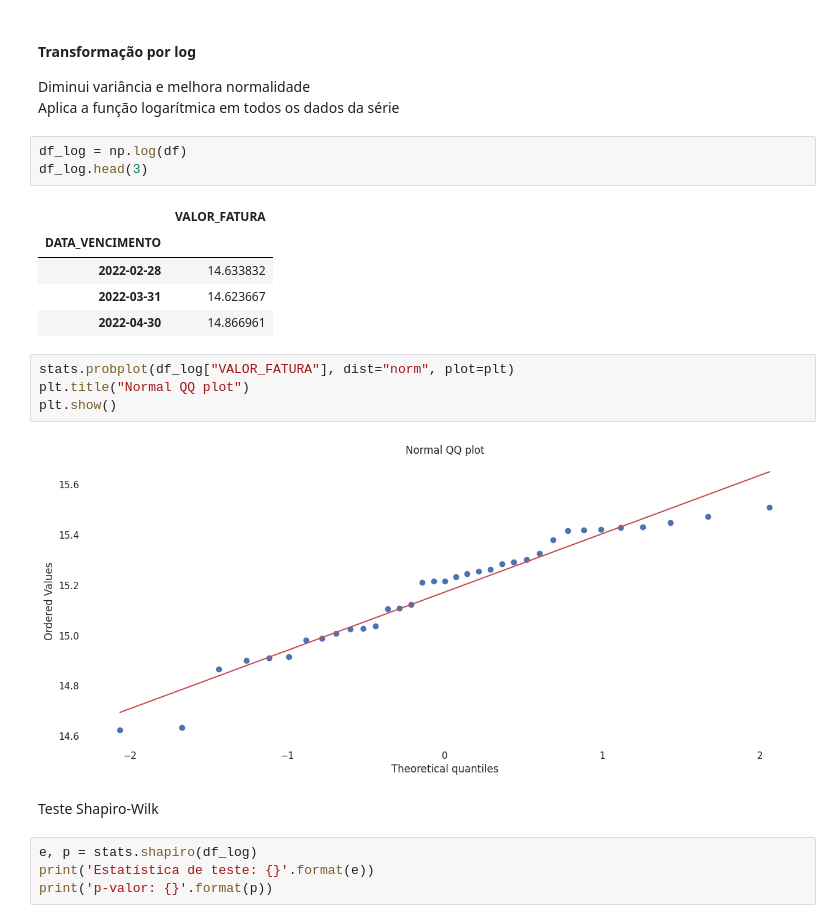
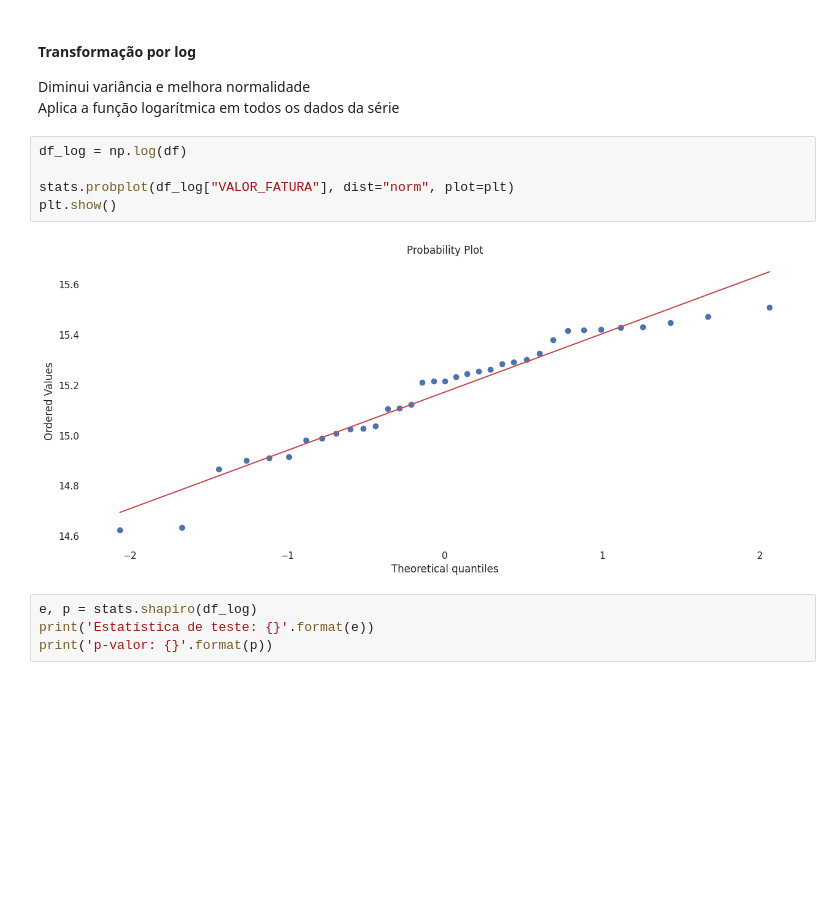
Before and after one commit to redsonlopez/forecast_water, a Jupyter notebook: notebooks/models/forecast_water.ipynb, the cells around one changed output. Cells and saved outputs as stored; diff of their text form; blank space fills up the shorter version.

```diff
--- a/notebooks/models/forecast_water.ipynb
+++ b/notebooks/models/forecast_water.ipynb
@@ -82,21 +91,11 @@ Diminui variância e melhora normalidade<br>
 Aplica a função logarítmica em todos os dados da série
 # %%
 df_log = np.log(df)
-df_log.head(3)
+
+stats.probplot(df_log["VALOR_FATURA"], dist="norm", plot=plt)
+plt.show()
 # %% [output]
-|  | VALOR_FATURA |
-| DATA_VENCIMENTO |  |
-| 2022-02-28 | 14.633832 |
-| 2022-03-31 | 14.623667 |
-| 2022-04-30 | 14.866961 |
+[figure, added]
-# %%
-stats.probplot(df_log["VALOR_FATURA"], dist="norm", plot=plt)
-plt.title("Normal QQ plot")
-plt.show()
-# %% [output]
-[figure, removed]
-# %% [markdown]
-Teste Shapiro-Wilk
 # %%
 e, p = stats.shapiro(df_log)
 print('Estatística de teste: {}'.format(e))
```
Also changed, not shown: parts of 17 cells of this notebook.
